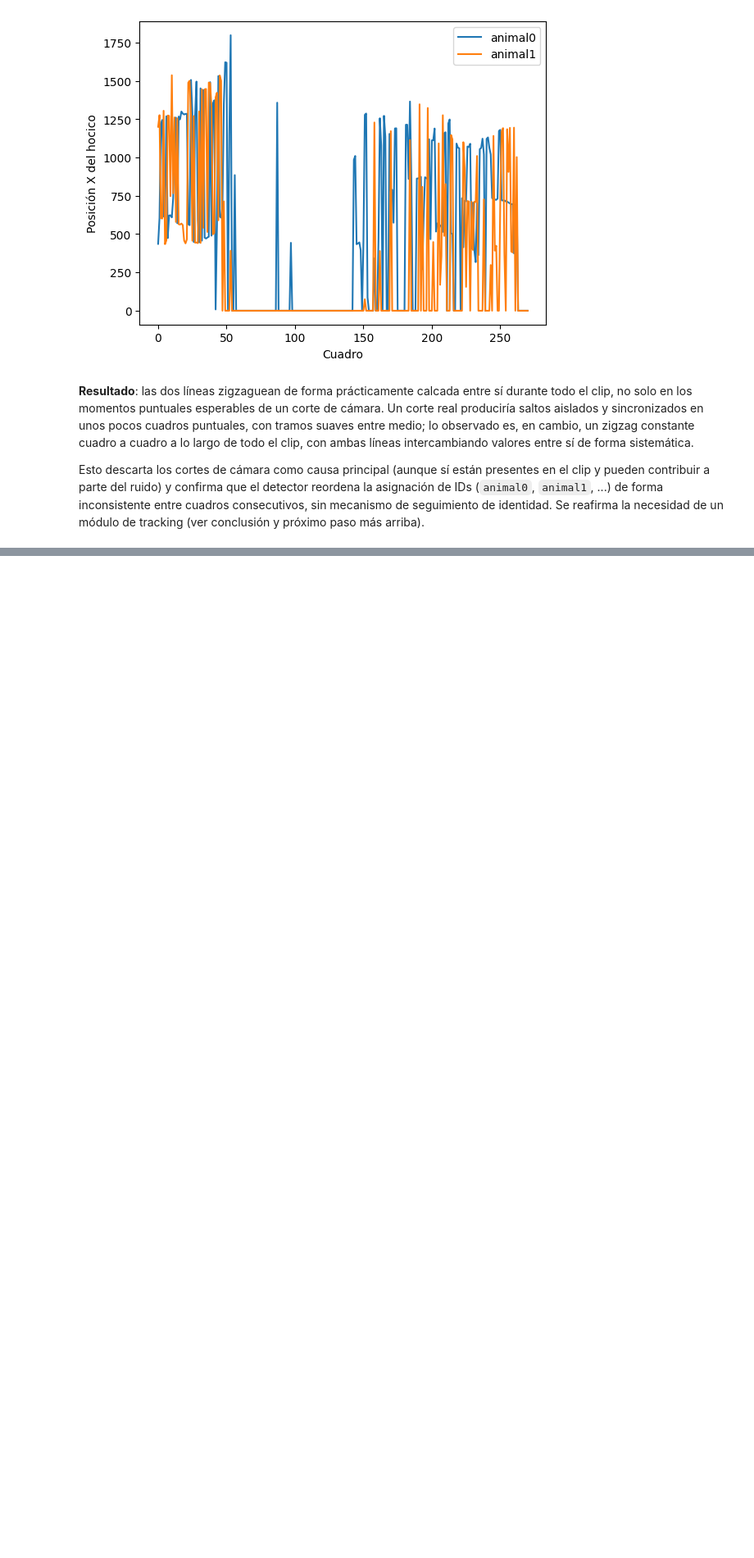
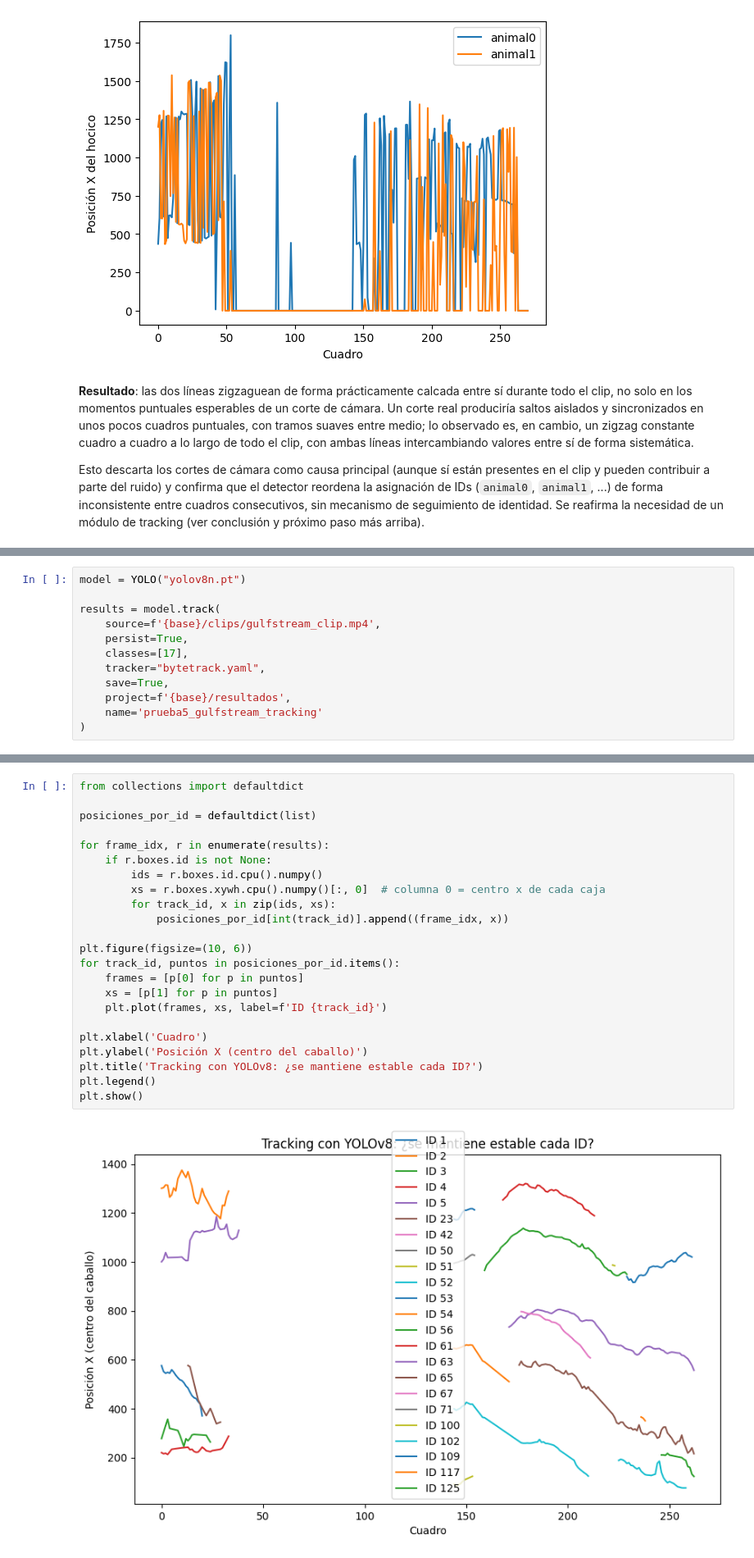
Before and after one commit to nachocabra/tesis-biomecanica-caballos, a Jupyter notebook: tesis_pipeline_pose_estimation.ipynb, the cells around one changed output, grey strips where cells are left out. Shown at 82% size. Cells and saved outputs as stored; diff of their text form; blank space fills up the shorter version.

Commit message:
Agregado tracking con YOLOv8: fragmentación de IDs por oclusión y unificación manual

```diff
--- a/tesis_pipeline_pose_estimation.ipynb
+++ b/tesis_pipeline_pose_estimation.ipynb
@@ -1034,0 +1119,12 @@ módulo de tracking (ver conclusión y próximo paso más arriba).
+# %%
+model = YOLO("yolov8n.pt")
+
+results = model.track(
+    source=f'{base}/clips/gulfstream_clip.mp4',
+    persist=True,
+    classes=[17],
+    tracker="bytetrack.yaml",
+    save=True,
+    project=f'{base}/resultados',
+    name='prueba5_gulfstream_tracking'
+)
@@ -1034,0 +1164,25 @@ módulo de tracking (ver conclusión y próximo paso más arriba).
+# %%
+from collections import defaultdict
+
+posiciones_por_id = defaultdict(list)
+
+for frame_idx, r in enumerate(results):
+    if r.boxes.id is not None:
+        ids = r.boxes.id.cpu().numpy()
+        xs = r.boxes.xywh.cpu().numpy()[:, 0]  # columna 0 = centro x de cada caja
+        for track_id, x in zip(ids, xs):
+            posiciones_por_id[int(track_id)].append((frame_idx, x))
+
+plt.figure(figsize=(10, 6))
+for track_id, puntos in posiciones_por_id.items():
+    frames = [p[0] for p in puntos]
+    xs = [p[1] for p in puntos]
+    plt.plot(frames, xs, label=f'ID {track_id}')
+
+plt.xlabel('Cuadro')
+plt.ylabel('Posición X (centro del caballo)')
+plt.title('Tracking con YOLOv8: ¿se mantiene estable cada ID?')
+plt.legend()
+plt.show()
+# %% [output]
+[figure, added]
```
Also changed, not shown: parts of 16 cells of this notebook.
